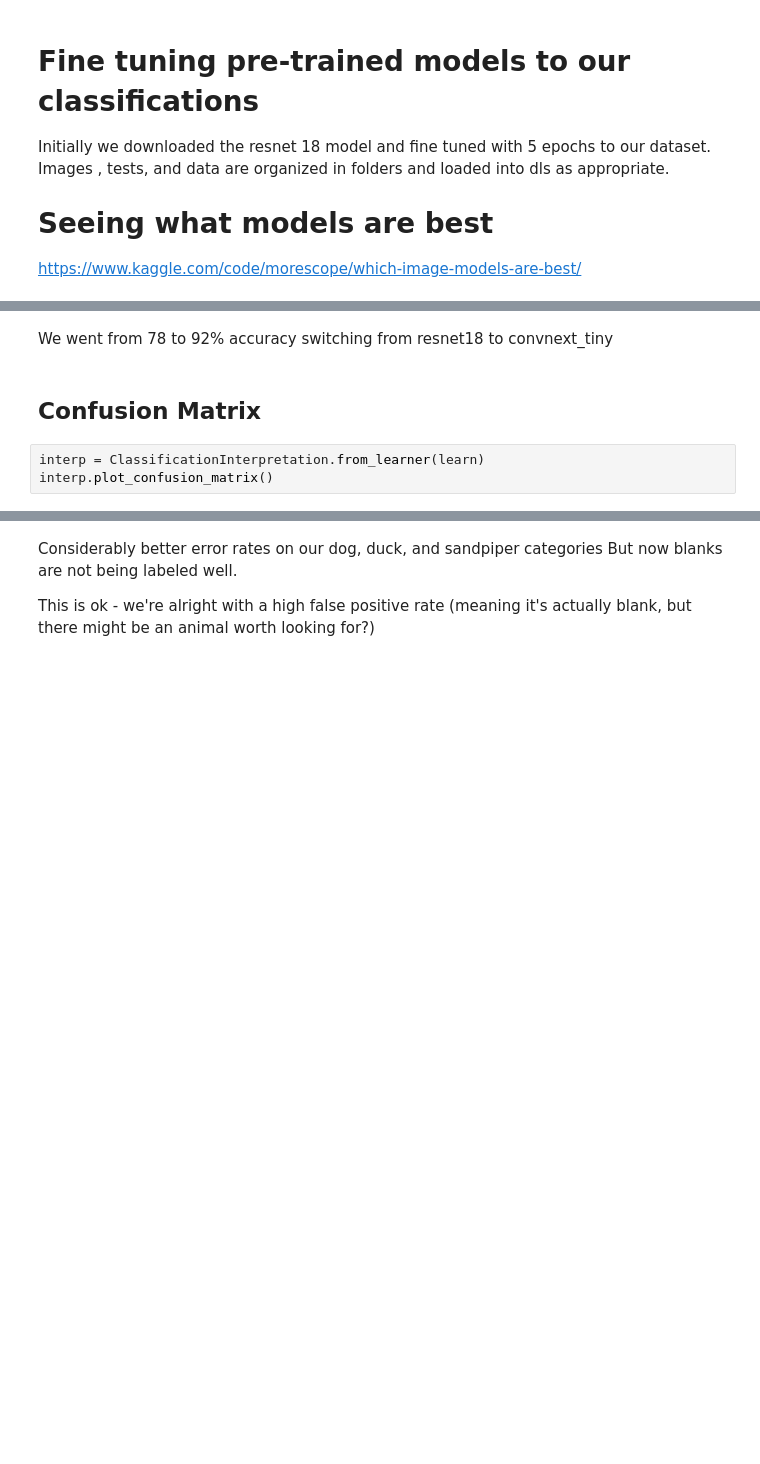
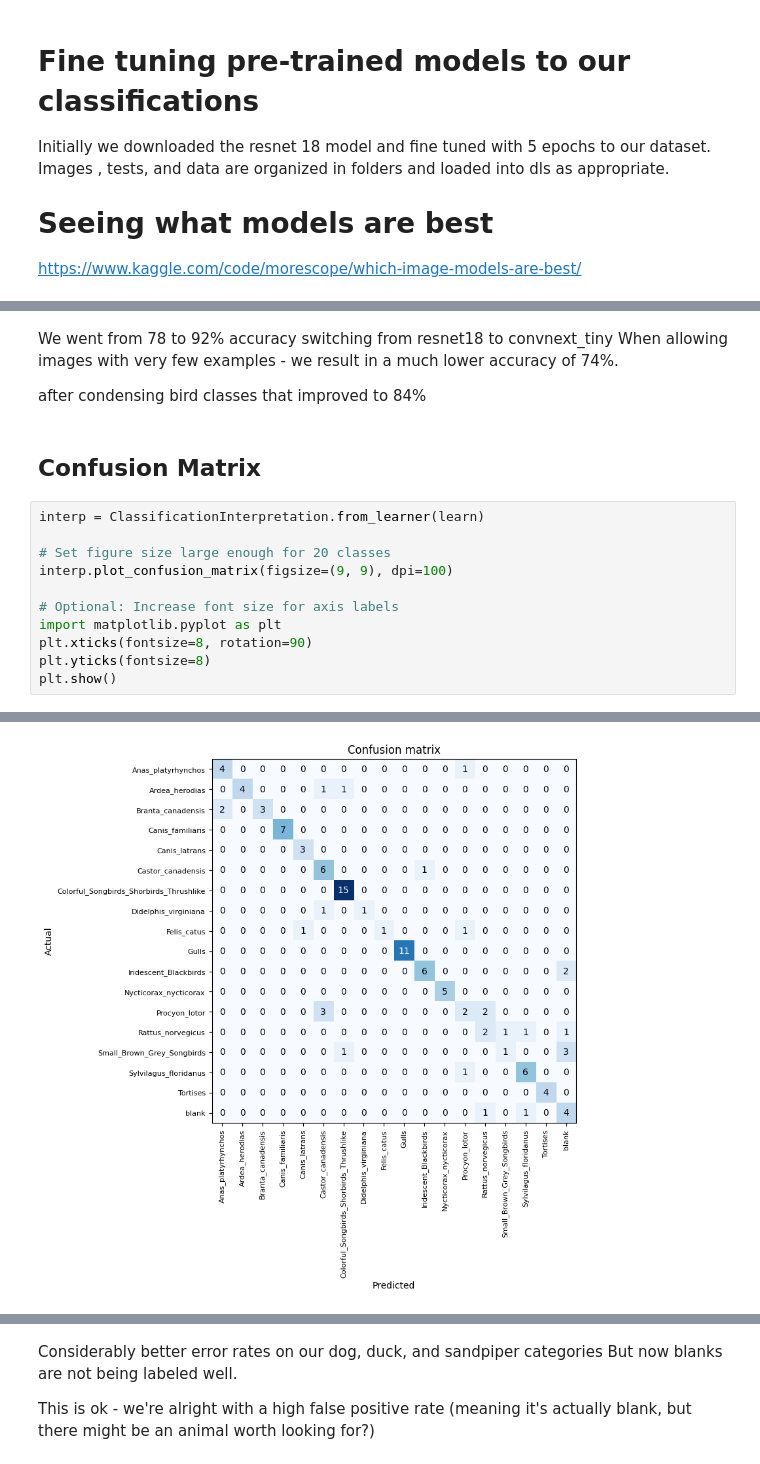
Before and after one commit to morescode-pm/kaggle-fastai, a Jupyter notebook: chapter2/cameratrap-ml-training-expanded-v1.ipynb, the cells around one changed output, grey strips where cells are left out. Drawn from its saved outputs; the diff is of its cells as text; blank space fills up the shorter version.

```diff
--- a/chapter2/cameratrap-ml-training-expanded-v1.ipynb
+++ b/chapter2/cameratrap-ml-training-expanded-v1.ipynb
@@ -292,7 +361,19 @@ KeyboardInterrupt:
 # %% [markdown]
 We went from 78 to 92% accuracy switching from resnet18 to convnext_tiny
+When allowing images with very few examples - we result in a much lower accuracy of 74%.
+
+after condensing bird classes that improved to 84%
 # %% [markdown]
 ## Confusion Matrix
-# %%
-interp = ClassificationInterpretation.from_learner(learn)
-interp.plot_confusion_matrix()
+# %%
+interp = ClassificationInterpretation.from_learner(learn)
+
+# Set figure size large enough for 20 classes
+interp.plot_confusion_matrix(figsize=(9, 9), dpi=100)
+
+# Optional: Increase font size for axis labels
+import matplotlib.pyplot as plt
+plt.xticks(fontsize=8, rotation=90)
+plt.yticks(fontsize=8)
+plt.show()
+# %% [output]
@@ -298,0 +382 @@ interp.plot_confusion_matrix()
+[figure, added]
```
Also changed, not shown: parts of 20 cells of this notebook.
